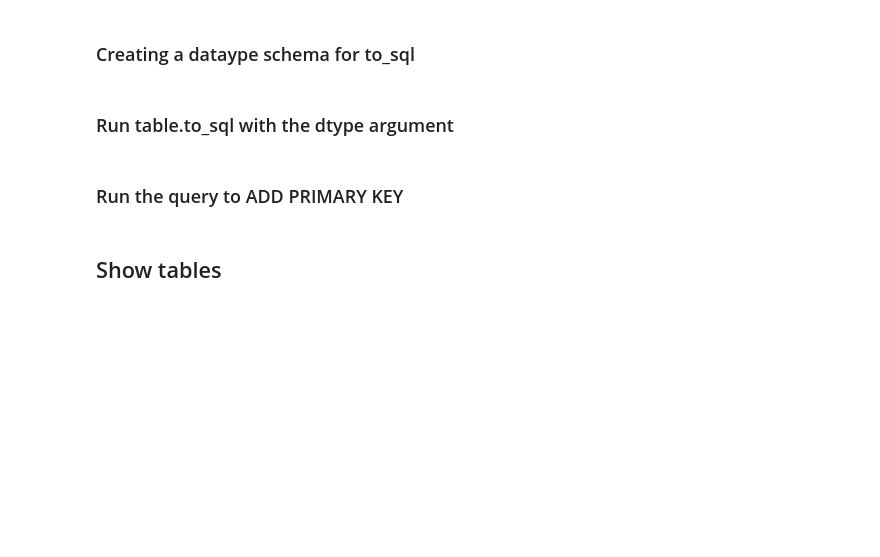
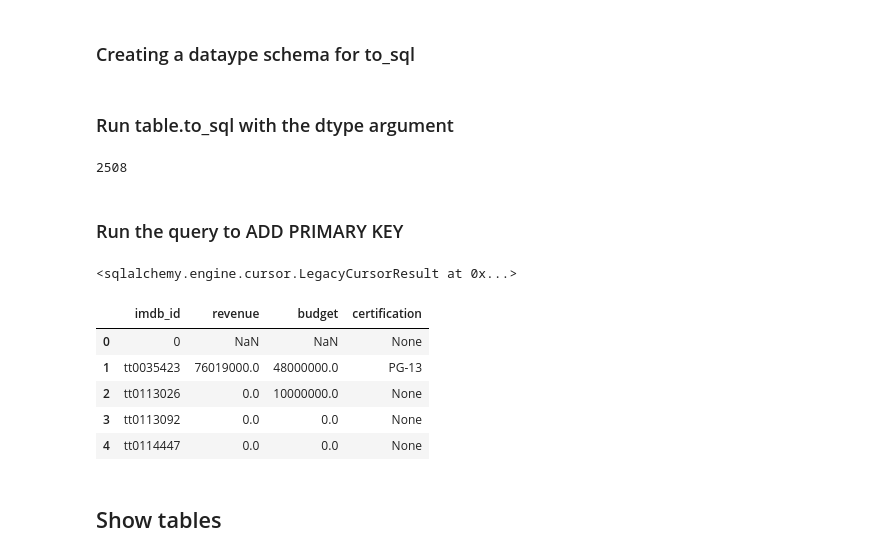
Before and after one commit to sheha919/movie_production_analysis, a Jupyter notebook: part3.ipynb, the cells around one changed output. Drawn from its saved outputs; the diff is of its cells as text; code cells hidden in the pictures; blank space fills up the shorter version.

```diff
--- a/part3.ipynb
+++ b/part3.ipynb
@@ -522,12 +533,30 @@ memory usage: 451.0+ KB
 # %% [markdown]
 ### Run table.to_sql with the dtype argument
 # %%
-## Save to sql with dtype and index=False
-#title_ratings.to_sql('title_ratings',engine,dtype=df_schema,if_exists='replace',index=False)
+# Save to sql with dtype and index=False
+tmdb_data.to_sql('tmdb_data',engine, dtype=df_schema, if_exists='replace', index=False)
+# %% [output]
+2508
 # %% [markdown]
 ### Run the query to ADD PRIMARY KEY
 # %%
-#engine.execute('ALTER TABLE title_ratings ADD PRIMARY KEY (`tconst`);')
+engine.execute('ALTER TABLE tmdb_data ADD PRIMARY KEY (`imdb_id`);')
+# %% [output]
+<sqlalchemy.engine.cursor.LegacyCursorResult at 0x...>
+# %%
+# show the first 5 rows
+q = """
+select *
+from tmdb_data LIMIT 5;
+"""
+pd.read_sql(q, engine)
+# %% [output]
+|  | imdb_id | revenue | budget | certification |
+| 0 | 0 | NaN | NaN | None |
+| 1 | tt0035423 | 76019000.0 | 48000000.0 | PG-13 |
+| 2 | tt0113026 | 0.0 | 10000000.0 | None |
+| 3 | tt0113092 | 0.0 | 0.0 | None |
+| 4 | tt0114447 | 0.0 | 0.0 | None |
 # %% [markdown]
 ## Show tables
 # %%
```
Also changed, not shown: parts of 4 cells of this notebook.
